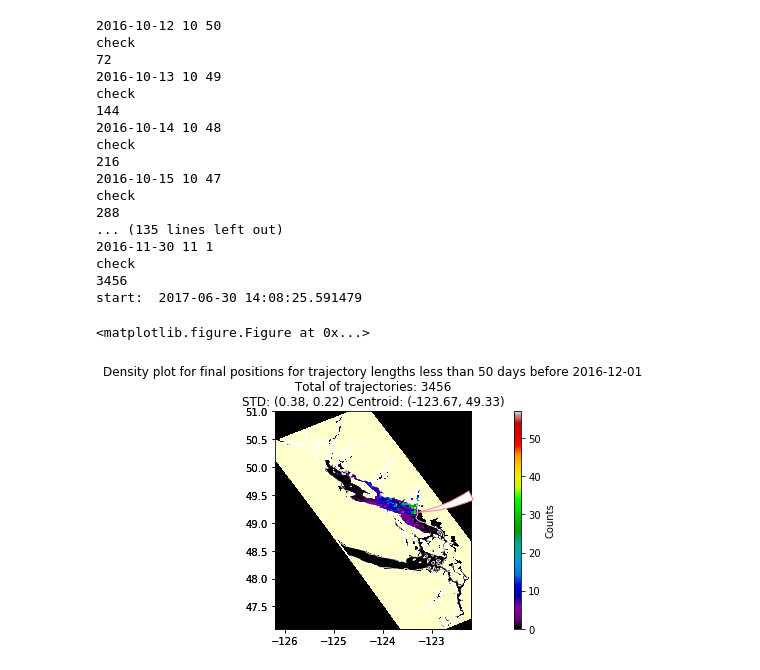
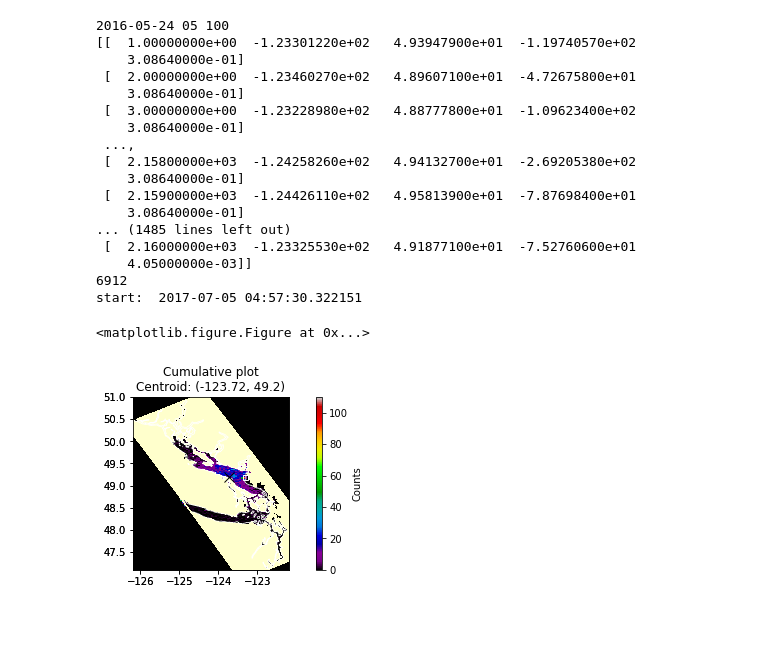
Before and after one commit to SalishSeaCast/analysis-giorgio-2, a Jupyter notebook: revised_notebooks/3analysis_plots/2016plots_alldayslessthan-fixeddate.ipynb, the cells around one changed output. Cells and saved outputs as stored; diff of their text form; code cells hidden in the pictures; blank space fills up the shorter version.

```diff
--- a/revised_notebooks/3analysis_plots/2016plots_alldayslessthan-fixeddate.ipynb
+++ b/revised_notebooks/3analysis_plots/2016plots_alldayslessthan-fixeddate.ipynb
@@ -242,37 +266,40 @@ start:  2017-06-30 14:07:09.544346
 # %%
-end_date = dt.date(2016, 12,1)
-nday = 50
+end_date = dt.date(2016, 9,1)
+nday = 100
 
 points = lessthan(filesdir, nday = nday, end_date = end_date)
 
 
 title = (
     "Density plot for final positions for trajectory lengths less than {} days before {}".format(nday, end_date)
 )
 
+title = "Cumulative plot"
+
+
 picname = "/ocean/gsgarbi/MEOPAR/private-docs/reports/IonaProject/ionafigs/{}_{}d_lessthan".format(end_date, nday)
 
 plot (points, title, picname)
 
 
 plt.show()
 # %% [output]
-2016-10-12 10 50
-check
-72
-2016-10-13 10 49
-check
-144
-2016-10-14 10 48
-check
-216
-2016-10-15 10 47
-check
-288
-... (135 lines left out)
-2016-11-30 11 1
-check
-3456
-start:  2017-06-30 14:08:25.591479
+2016-05-24 05 100
+[[  1.00000000e+00  -1.23301220e+02   4.93947900e+01  -1.19740570e+02
+    3.08640000e-01]
+ [  2.00000000e+00  -1.23460270e+02   4.89607100e+01  -4.72675800e+01
+    3.08640000e-01]
+ [  3.00000000e+00  -1.23228980e+02   4.88777800e+01  -1.09623400e+02
+    3.08640000e-01]
+ ...,
+ [  2.15800000e+03  -1.24258260e+02   4.94132700e+01  -2.69205380e+02
+    3.08640000e-01]
+ [  2.15900000e+03  -1.24426110e+02   4.95813900e+01  -7.87698400e+01
+    3.08640000e-01]
+... (1485 lines left out)
+ [  2.16000000e+03  -1.23325530e+02   4.91877100e+01  -7.52760600e+01
+    4.05000000e-03]]
+6912
+start:  2017-07-05 04:57:30.322151
 <matplotlib.figure.Figure at 0x...>
-[figure, old version]
+[figure, new version]
```
Also changed, not shown: parts of 8 cells of this notebook, 8 other files.
